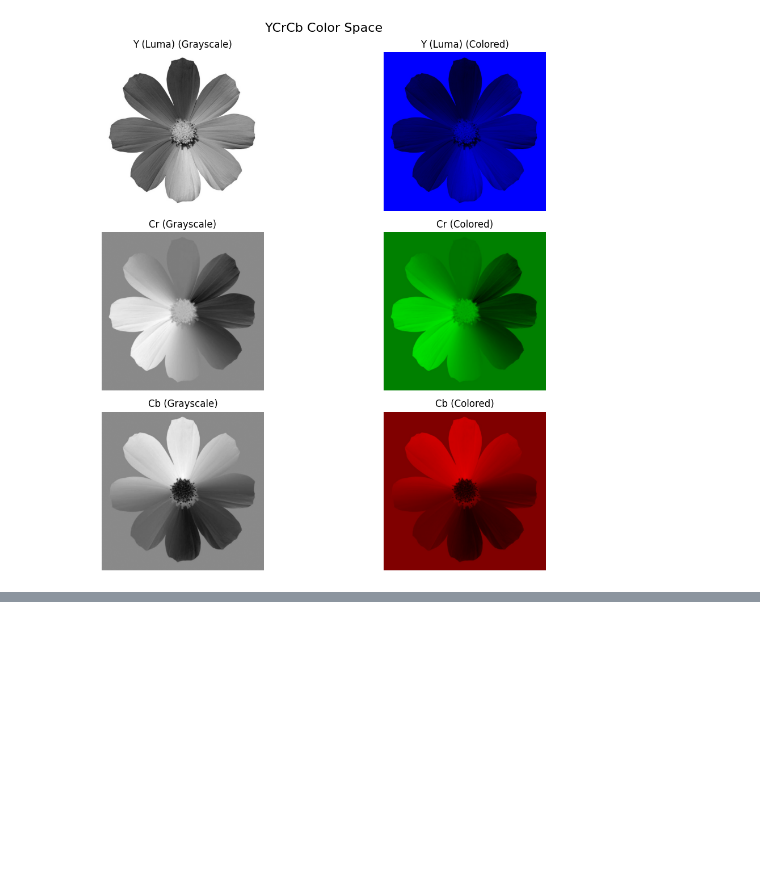
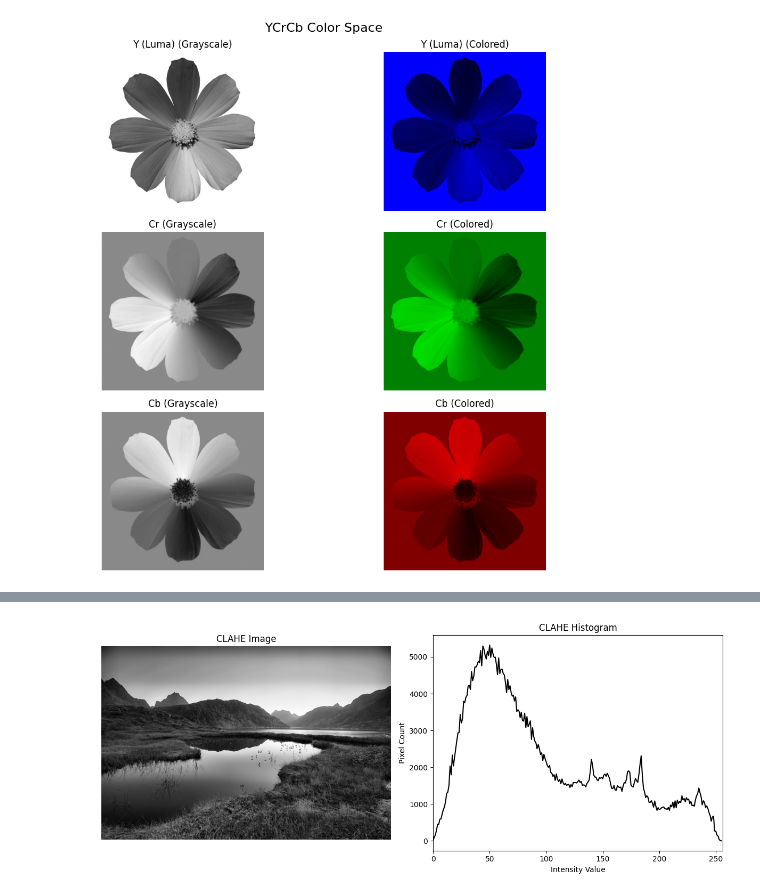
Before and after one commit to S-acharya57/Computer-Vision-Foundations-and-More, a Jupyter notebook: 3. Image Processing/content_tutorial.ipynb, the cells around one changed output, grey strips where cells are left out. Saved outputs shown, nothing was run; the diff lists cells and outputs as text; code cells hidden in the pictures; blank space fills up the shorter version.

```diff
--- a/3. Image Processing/content_tutorial.ipynb
+++ b/3. Image Processing/content_tutorial.ipynb
@@ -206,0 +381,25 @@ visualize_color_space(
+# %%
+# clipLimit: higher gives more contrast, 0 means no contrast limiting [2.0 to 5.0 usually]
+# tileGridSize: size of the grid for histogram equalization (8x8 is common)
+clahe = cv.createCLAHE(clipLimit=2.0, tileGridSize=(8, 8))
+clahe_img = clahe.apply(img)
+
+plt.figure(figsize=(12, 5))
+
+plt.subplot(1, 2, 1)
+plt.imshow(clahe_img, cmap='gray')
+plt.title('CLAHE Image')
+plt.axis('off')
+
+plt.subplot(1, 2, 2)
+hist_clahe = cv.calcHist([clahe_img], [0], None, [256], [0, 256])
+plt.plot(hist_clahe, color='black')
+plt.title('CLAHE Histogram')
+plt.xlabel('Intensity Value')
+plt.ylabel('Pixel Count')
+plt.xlim([0, 256])
+
+plt.tight_layout()
+plt.show()
+# %% [output]
+[figure, added]
```
Also changed, not shown: parts of 14 cells of this notebook, 1 other file.
